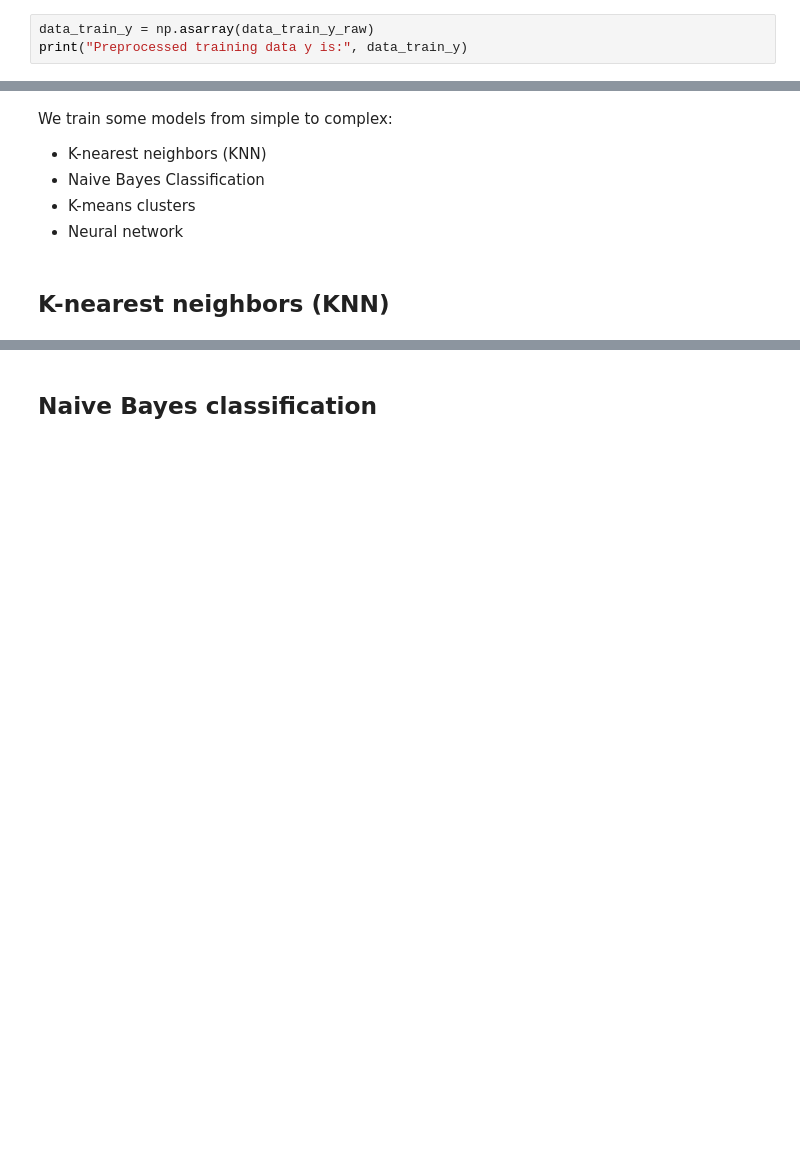
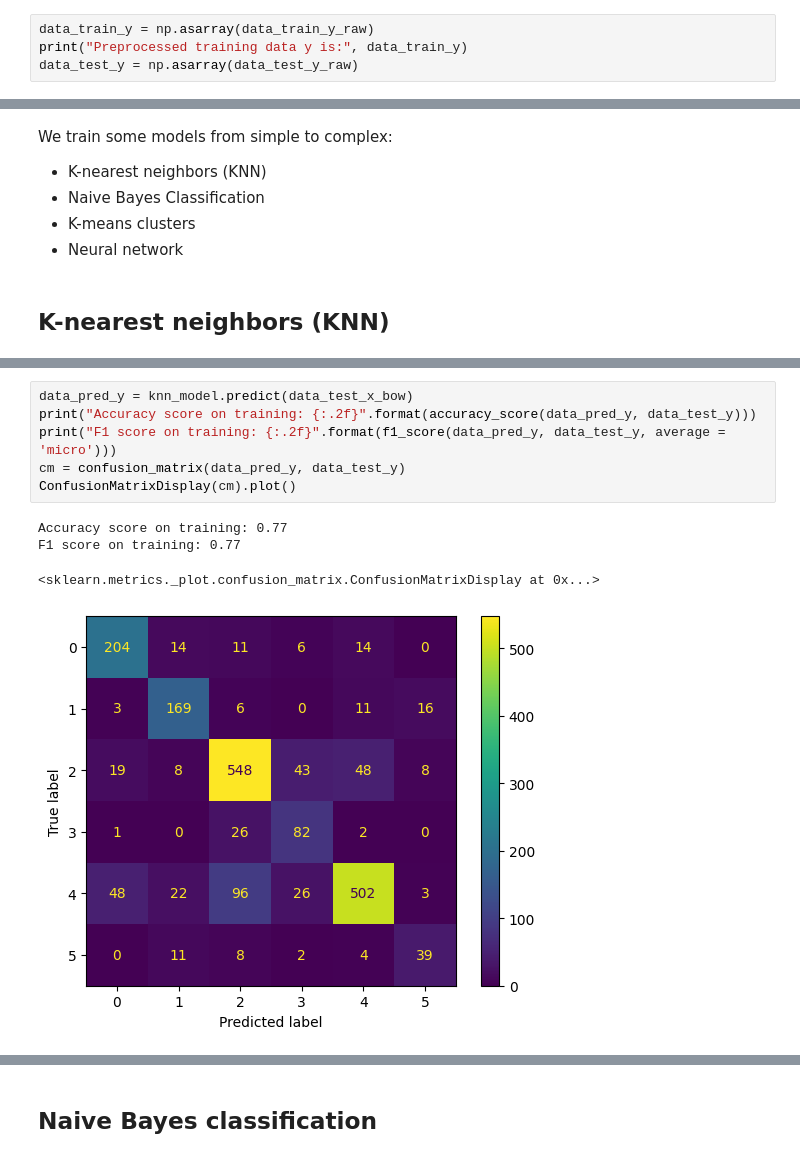
Before and after one commit to auphong2707/emotion-dectection-from-text, a Jupyter notebook: EDFT.ipynb, the cells around one changed output, grey strips where cells are left out. Saved outputs shown, nothing was run; the diff lists cells and outputs as text; blank space fills up the shorter version.

```diff
--- a/EDFT.ipynb
+++ b/EDFT.ipynb
@@ -117,3 +131,4 @@ Cast output list to ndarray
 # %%
 data_train_y = np.asarray(data_train_y_raw)
 print("Preprocessed training data y is:", data_train_y)
+data_test_y = np.asarray(data_test_y_raw)
@@ -272,0 +329,11 @@ We train some models from simple to complex:
+# %%
+data_pred_y = knn_model.predict(data_test_x_bow)
+print("Accuracy score on training: {:.2f}".format(accuracy_score(data_pred_y, data_test_y)))
+print("F1 score on training: {:.2f}".format(f1_score(data_pred_y, data_test_y, average = 'micro')))
+cm = confusion_matrix(data_pred_y, data_test_y)
+ConfusionMatrixDisplay(cm).plot()
+# %% [output]
+Accuracy score on training: 0.77
+F1 score on training: 0.77
+<sklearn.metrics._plot.confusion_matrix.ConfusionMatrixDisplay at 0x...>
+[figure, added]
```
Also changed, not shown: parts of 25 cells of this notebook.
